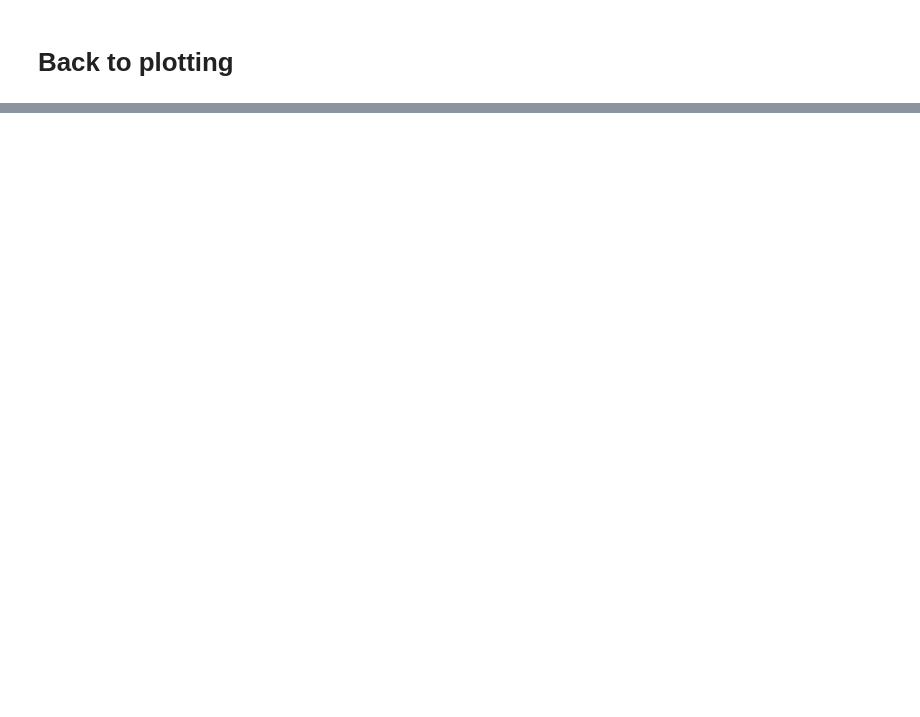
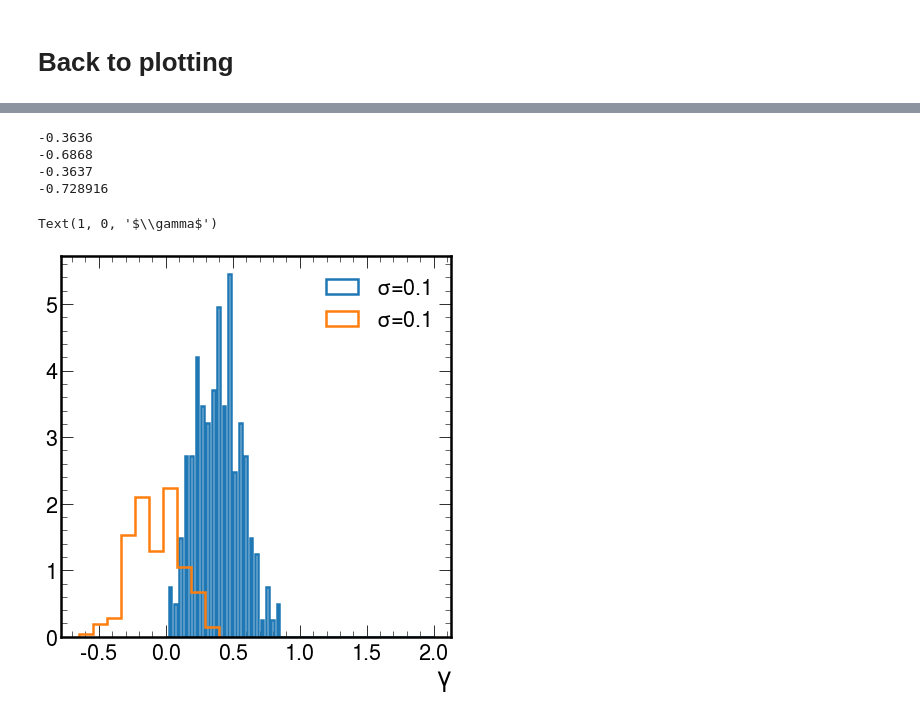
Before and after one commit to mariabenitocst/exoplanets, a Jupyter notebook: jupyter-notebook/experimental_sensitivity.ipynb, the cells around one changed output, grey strips where cells are left out. Cells and saved outputs as stored; diff of their text form; code cells hidden in the pictures; blank space fills up the shorter version.

```diff
--- a/jupyter-notebook/experimental_sensitivity.ipynb
+++ b/jupyter-notebook/experimental_sensitivity.ipynb
@@ -1836,0 +1927,28 @@ No handles with labels found to put in legend.
+# %%
+_rs=10.; nBDs=100; sigma=0.1; f=1.
+path="/home/mariacst/exoplanets/results/upper_limit/"
+ex="baseline"
+data = np.genfromtxt(path + "UL_TSlogL_" + ex + "_nBDs%i_sigma%.1f_f%.1f_rs%.1f_gNFW.dat"
+                         %(nBDs, sigma, f, _rs), unpack=True)
+
+fig, ax = plt.subplots(1, 1, figsize=(7, 7))
+ax.hist(data[1], density=True, histtype="step", lw=2.5, label=r"$\sigma$=%.1f"%sigma, bins=np.linspace(0, 2, 100));
+print(np.percentile(data[1], 16)-np.percentile(data[1], 84))
+print(np.mean(np.percentile(data[1], 2)-np.percentile(data[1], 98)))
+
+sigma=0.1; nBDs=1000
+data = np.genfromtxt(path + "UL_TSlogL_" + ex + "_nBDs%i_sigma%.1f_f%.1f_rs%.1f_gNFW.dat"
+                         %(nBDs, sigma, f, _rs), unpack=True)
+
+ax.hist(data[1], density=True, histtype="step", lw=2.5, label=r"$\sigma$=%.1f"%sigma);
+print(np.percentile(data[1], 16)-np.percentile(data[1], 84))
+print(np.mean(np.percentile(data[1], 2)-np.percentile(data[1], 98)))
+ax.legend()
+ax.set_xlabel(r"$\gamma$")
+# %% [output]
+-0.3636
+-0.6868
+-0.3637
+-0.728916
+Text(1, 0, '$\\gamma$')
+[figure, added]
```
Also changed, not shown: parts of 30 cells of this notebook, 50 other files.
